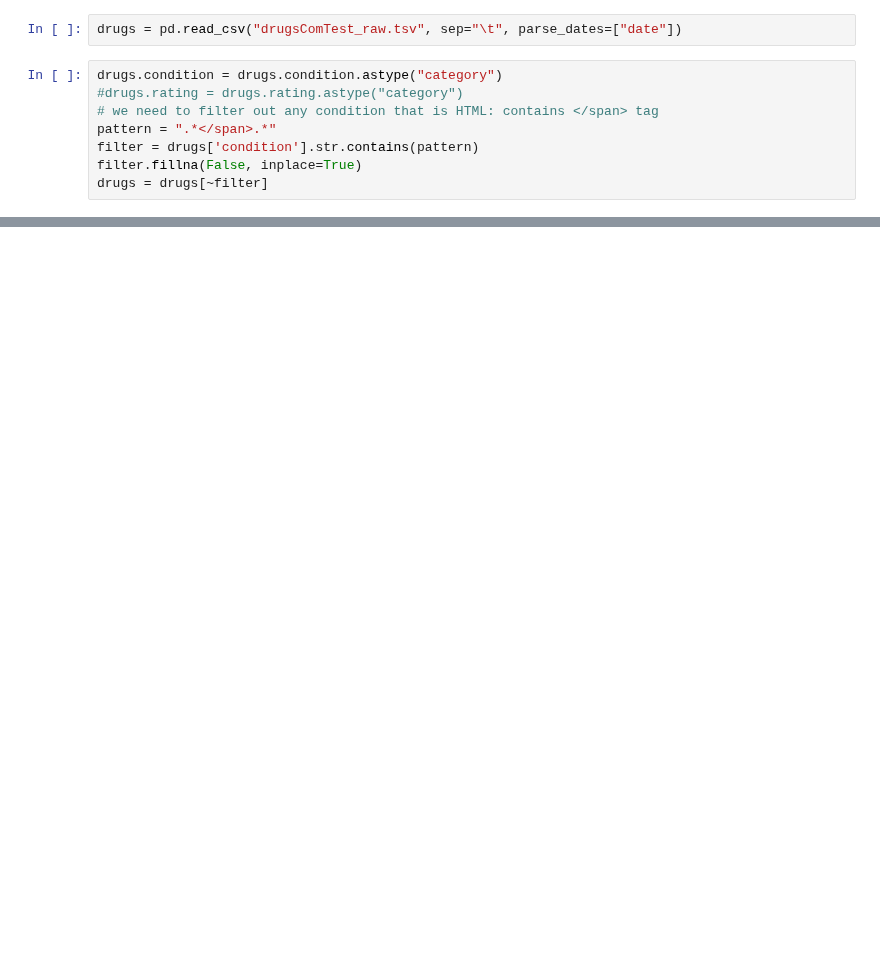
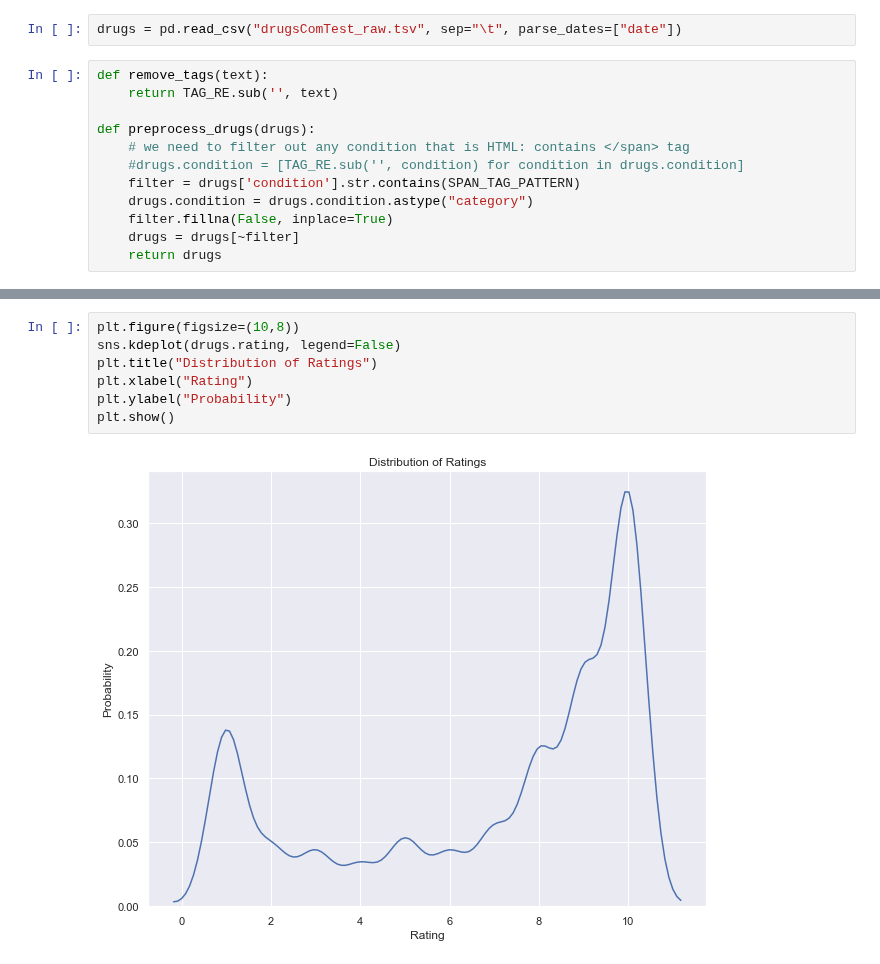
Before and after one commit to mkm29/DataScience, a Jupyter notebook: thinkful/prep/dataviz/Drugs.ipynb, the cells around one changed output, grey strips where cells are left out. Drawn from its saved outputs; the diff is of its cells as text; blank space fills up the shorter version.

```diff
--- a/thinkful/prep/dataviz/Drugs.ipynb
+++ b/thinkful/prep/dataviz/Drugs.ipynb
@@ -8,10 +15,14 @@ sns.set(color_codes=True)
 # %%
 drugs = pd.read_csv("drugsComTest_raw.tsv", sep="\t", parse_dates=["date"])
 # %%
-drugs.condition = drugs.condition.astype("category")
-#drugs.rating = drugs.rating.astype("category")
-# we need to filter out any condition that is HTML: contains </span> tag
-pattern = ".*</span>.*"
-filter = drugs['condition'].str.contains(pattern)
-filter.fillna(False, inplace=True)
-drugs = drugs[~filter]
+def remove_tags(text):
+    return TAG_RE.sub('', text)
+
+def preprocess_drugs(drugs):
+    # we need to filter out any condition that is HTML: contains </span> tag
+    #drugs.condition = [TAG_RE.sub('', condition) for condition in drugs.condition]
+    filter = drugs['condition'].str.contains(SPAN_TAG_PATTERN)
+    drugs.condition = drugs.condition.astype("category")
+    filter.fillna(False, inplace=True)
+    drugs = drugs[~filter]
+    return drugs
@@ -203,0 +104,9 @@ It is interesting to note that 4 of the top 10 reviewed drugs (in terms of numbe
+# %%
+plt.figure(figsize=(10,8))
+sns.kdeplot(drugs.rating, legend=False)
+plt.title("Distribution of Ratings")
+plt.xlabel("Rating")
+plt.ylabel("Probability")
+plt.show()
+# %% [output]
+[figure, added]
```
Also changed, not shown: parts of 28 cells of this notebook.
